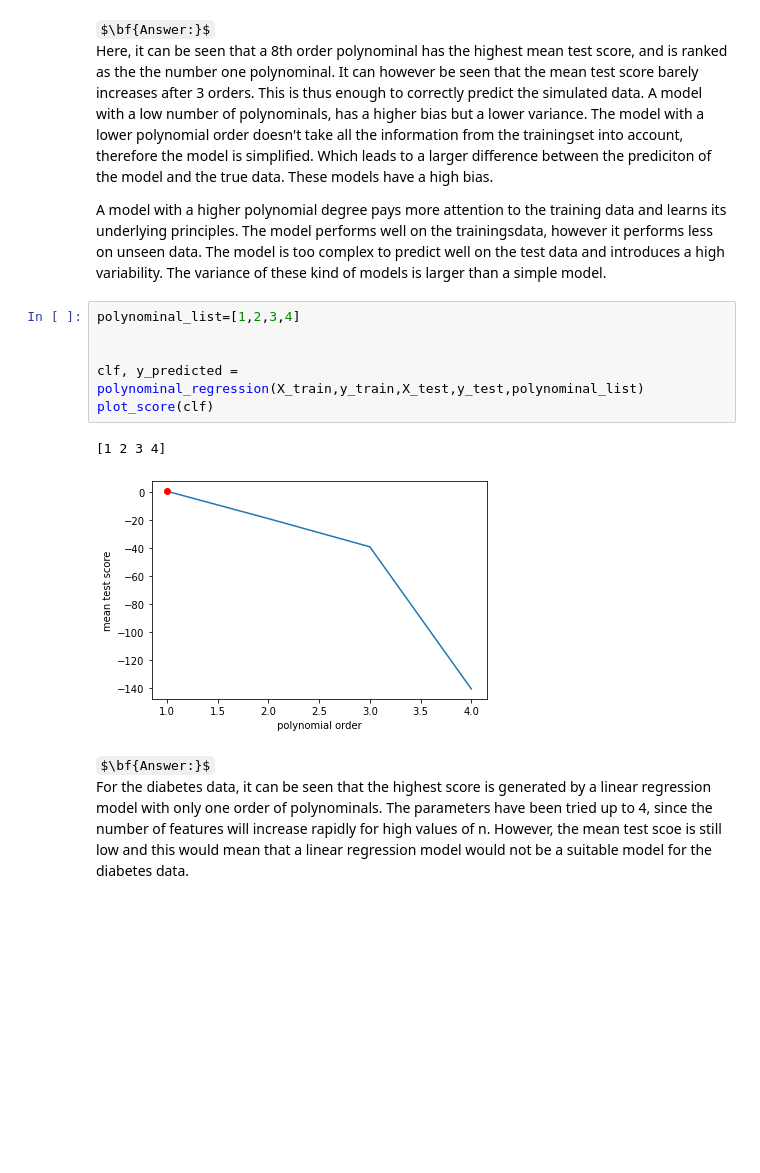
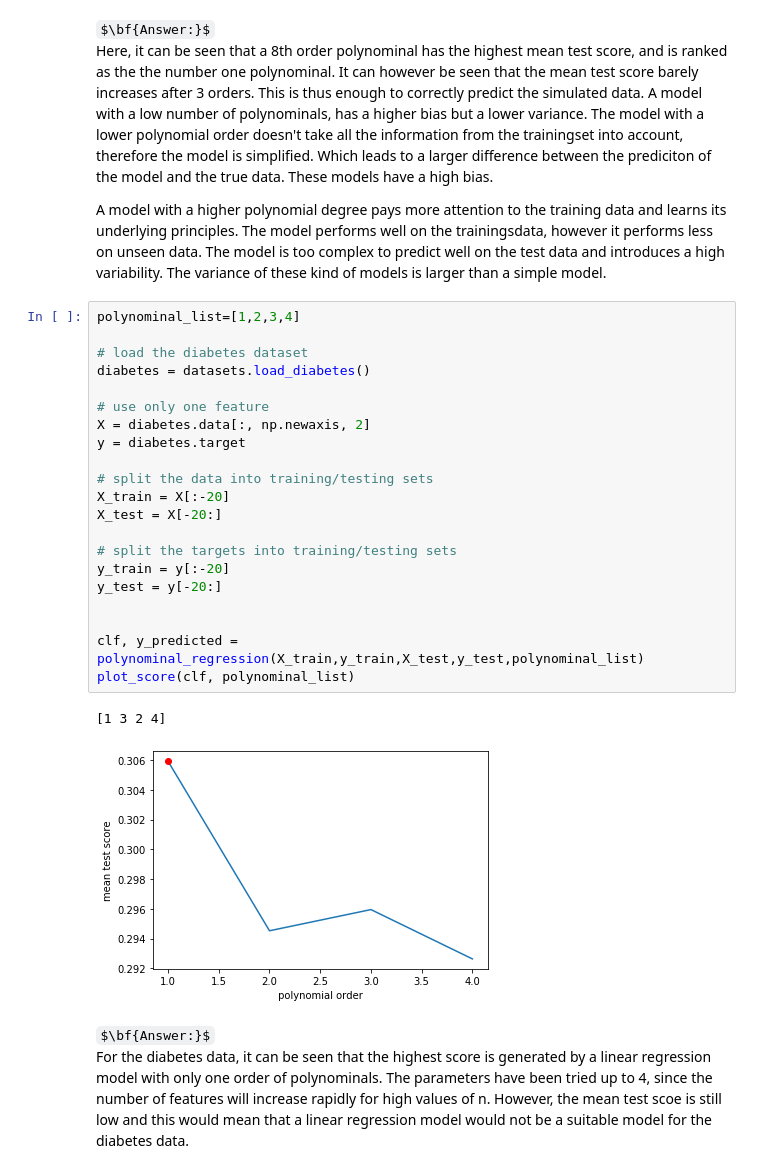
Before and after one commit to mennocromwijk/Machine_Learning, a Jupyter notebook: practicals/week_2.ipynb, the cells around one changed output. Drawn from its saved outputs; the diff is of its cells as text; some formulas as TeX source; blank space fills up the shorter version.

```diff
--- a/practicals/week_2.ipynb
+++ b/practicals/week_2.ipynb
@@ -247,15 +219,30 @@ $\bf{Answer:}$ <br>
 Here, it can be seen that a 8th order polynominal has the highest mean test score, and is ranked as the the number one polynominal. It can however be seen that the mean test score barely increases after 3 orders. This is thus enough to correctly predict the simulated data. A model with a low number of polynominals, has a higher bias but a lower variance. The model with a lower polynomial order doesn't take all the information from the trainingset into account, therefore the model is simplified. Which leads to a larger difference between the prediciton of the model and the true data. These models have a high bias.
 
 A model with a higher polynomial degree pays more attention to the training data and learns its underlying principles. The model performs well on the trainingsdata, however it performs less on unseen data. The model is too complex to predict well on the test data and introduces a high variability. The variance of these kind of models is larger than a simple model.
-# %%
-polynominal_list=[1,2,3,4]
-
-
-clf, y_predicted = polynominal_regression(X_train,y_train,X_test,y_test,polynominal_list)
-plot_score(clf)
-# %% [output]
-[1 2 3 4]
-[figure, removed]
+# %%
+polynominal_list=[1,2,3,4]
+
+# load the diabetes dataset
+diabetes = datasets.load_diabetes()
+
+# use only one feature
+X = diabetes.data[:, np.newaxis, 2]
+y = diabetes.target
+
+# split the data into training/testing sets
+X_train = X[:-20]
+X_test = X[-20:]
+
+# split the targets into training/testing sets
+y_train = y[:-20]
+y_test = y[-20:]
+
+
+clf, y_predicted = polynominal_regression(X_train,y_train,X_test,y_test,polynominal_list)
+plot_score(clf, polynominal_list)
+# %% [output]
+[1 3 2 4]
+[figure, added]
 # %% [markdown]
 $\bf{Answer:}$ <br>
 For the  diabetes data, it can be seen that the highest score is generated by a linear regression model with only one order of polynominals. The parameters have been tried up to 4, since the number of features will increase rapidly for high values of n. However, the mean test scoe is still low and this would mean that a linear regression model would not be a suitable model for the diabetes data.
```
Also changed, not shown: parts of 3 cells of this notebook.
